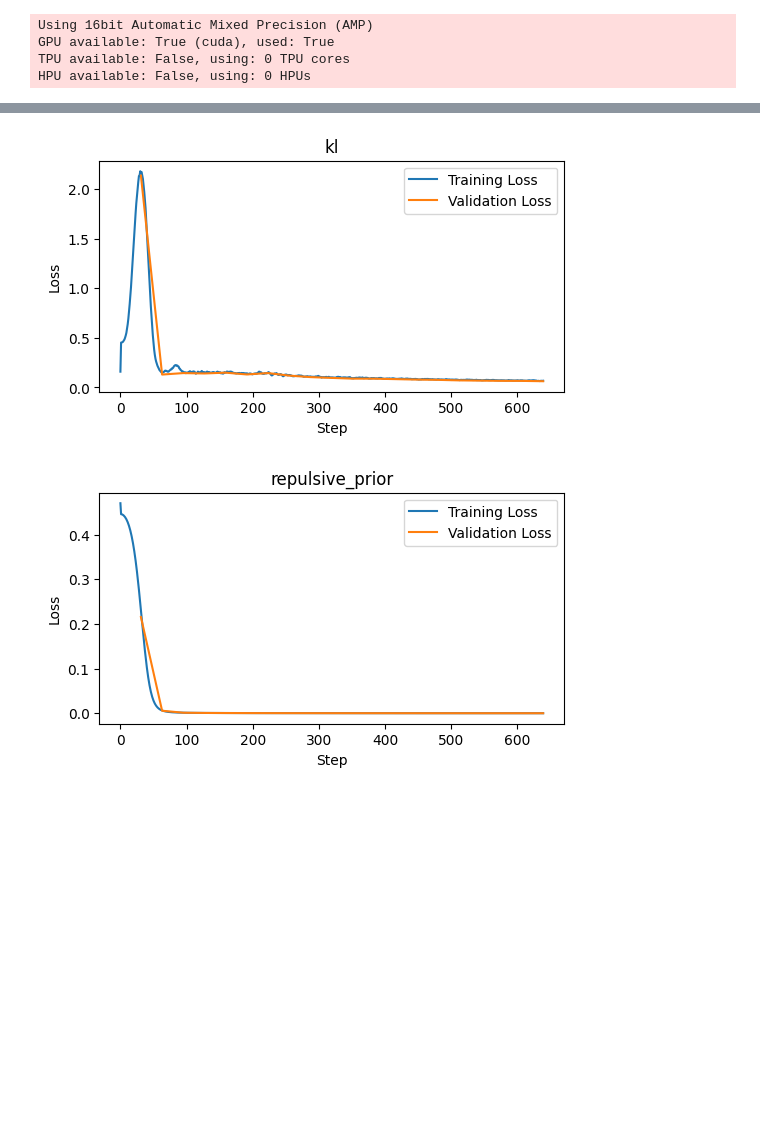
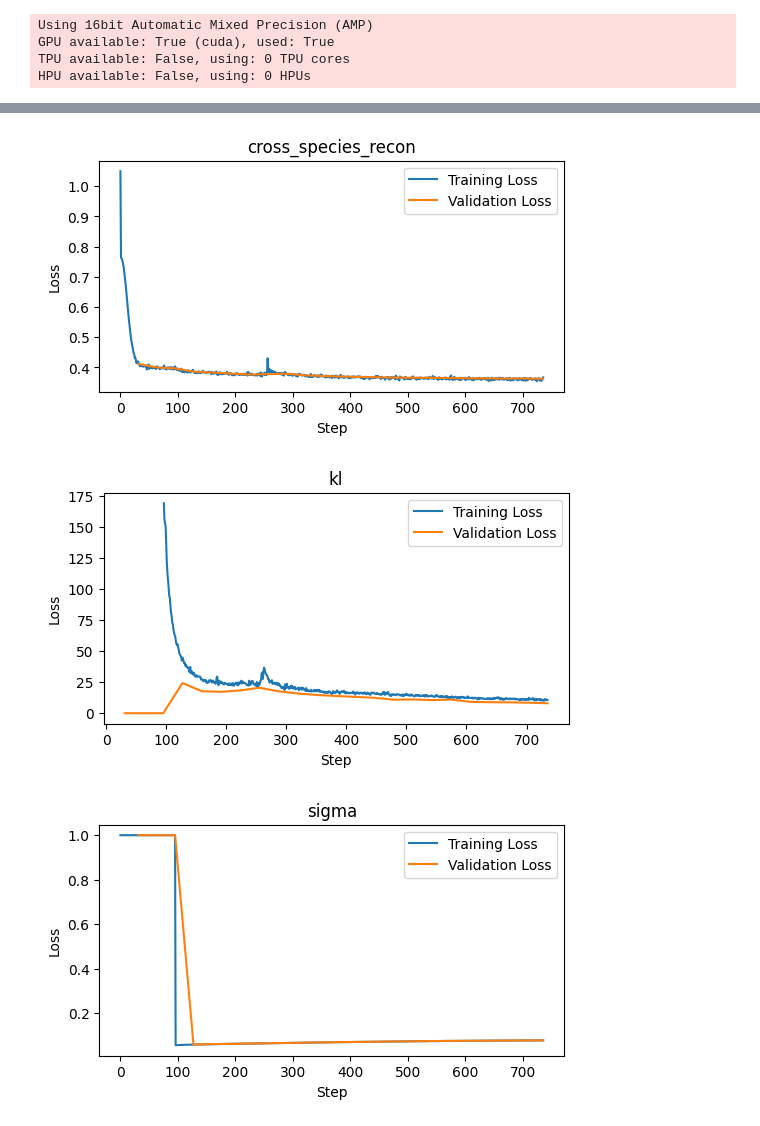
Before and after one commit to atarashansky/cross-species-vae, a Jupyter notebook: vae-emb.ipynb, the cells around one changed output, grey strips where cells are left out. Saved outputs shown, nothing was run; the diff lists cells and outputs as text; code cells hidden in the pictures; blank space fills up the shorter version.

```diff
--- a/vae-emb.ipynb
+++ b/vae-emb.ipynb
@@ -280,7 +281,7 @@ version = max([int(d.split('_')[-1]) for d in glob('logs/metrics/version_*')])
 df = pd.read_csv(f'logs/metrics/version_{version}/metrics.csv')
 
 
-for loss_type in ["direct_recon", "cross_species_recon", "kl", "repulsive_prior"]:
+for loss_type in ["loss", "direct_recon", "cross_species_recon", "kl", "sigma"]:
     # Get specific metrics
     train_loss = df[f'train_{loss_type}'][df[f'train_{loss_type}'] != 0.0]
     train_step = df['step'][df[f'train_{loss_type}'] != 0.0]
@@ -305,3 +306,4 @@ for loss_type in ["direct_recon", "cross_species_recon", "kl", "repulsive_prior"
-[figure, old version]
+[figure, new version]
-[figure, old version]
+[figure, new version]
+[figure, added]
 # %%
```
Also changed, not shown: parts of 47 cells of this notebook, 3 other files.
